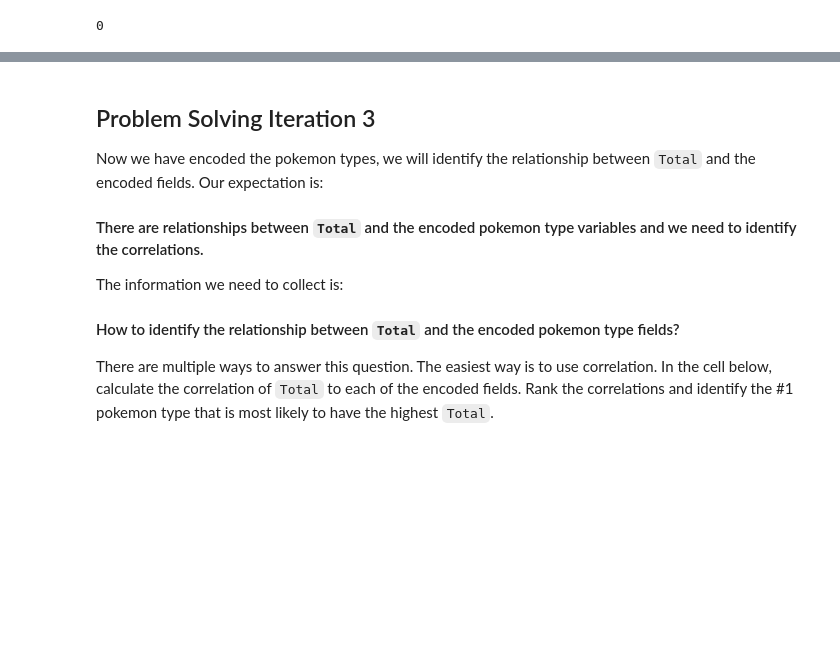
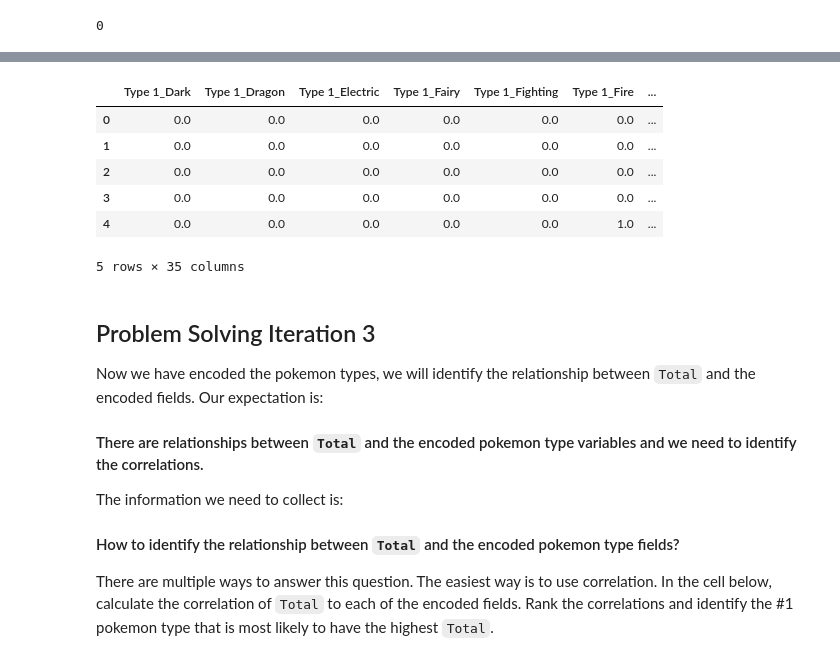
Before and after one commit to m-perez-da/lab-dataframe-calculations, a Jupyter notebook: your-code/challenge-2.ipynb, the cells around one changed output, grey strips where cells are left out. Drawn from its saved outputs; the diff is of its cells as text; code cells hidden in the pictures; blank space fills up the shorter version.

```diff
--- a/your-code/challenge-2.ipynb
+++ b/your-code/challenge-2.ipynb
@@ -91,0 +90,5 @@ The new numerical variables you create should look like below:
+# %%
+# your code here
+data=data.drop(['#', 'Name', 'HP', 'Attack', 'Defense', 'Sp. Atk', 'Sp. Def', 'Speed', 'Generation', 'Legendary', 'Total_calculated'], axis=1)
+data['Type 2'] = data['Type 2'].fillna('None')
+data.head()
@@ -92,3 +111,19 @@ The new numerical variables you create should look like below:
+# %%
+cols=[]
+for row in encoder.categories_:
+    for col_name in row[1::]:
+        cols.append(col_name)
+cols=encoder.get_feature_names(input_features=X_cat.columns)
+X_cat_encode=pd.DataFrame(encoder.transform(X_cat).toarray(),columns=cols)
+X_cat_encode.head()
+# %% [output]
+|  | Type 1_Dark | Type 1_Dragon | Type 1_Electric | Type 1_Fairy | Type 1_Fighting | Type 1_Fire | ... |
+| 0 | 0.0 | 0.0 | 0.0 | 0.0 | 0.0 | 0.0 | ... |
+| 1 | 0.0 | 0.0 | 0.0 | 0.0 | 0.0 | 0.0 | ... |
+| 2 | 0.0 | 0.0 | 0.0 | 0.0 | 0.0 | 0.0 | ... |
+| 3 | 0.0 | 0.0 | 0.0 | 0.0 | 0.0 | 0.0 | ... |
+| 4 | 0.0 | 0.0 | 0.0 | 0.0 | 0.0 | 1.0 | ... |
+5 rows × 35 columns
 # %% [markdown]
 ## Problem Solving Iteration 3
 
```
Also changed, not shown: parts of 11 cells of this notebook.
